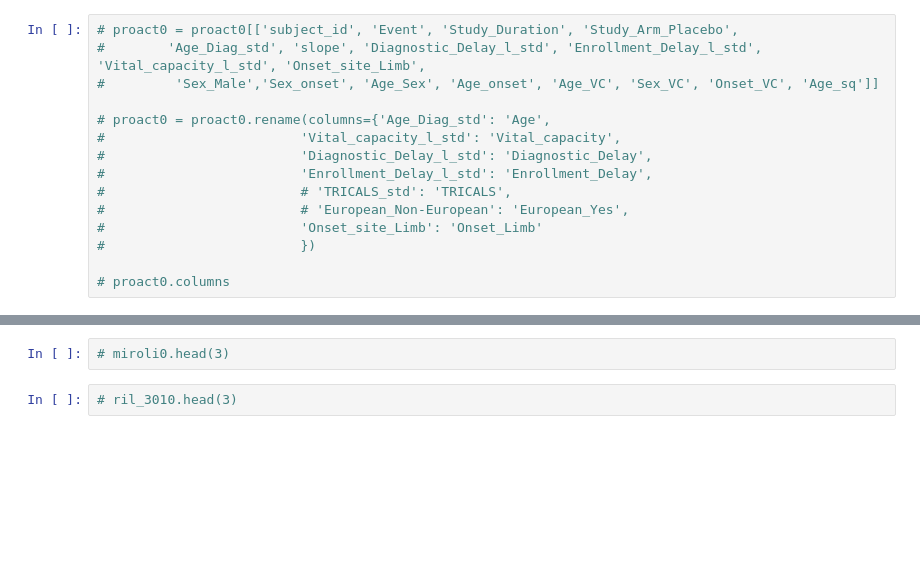
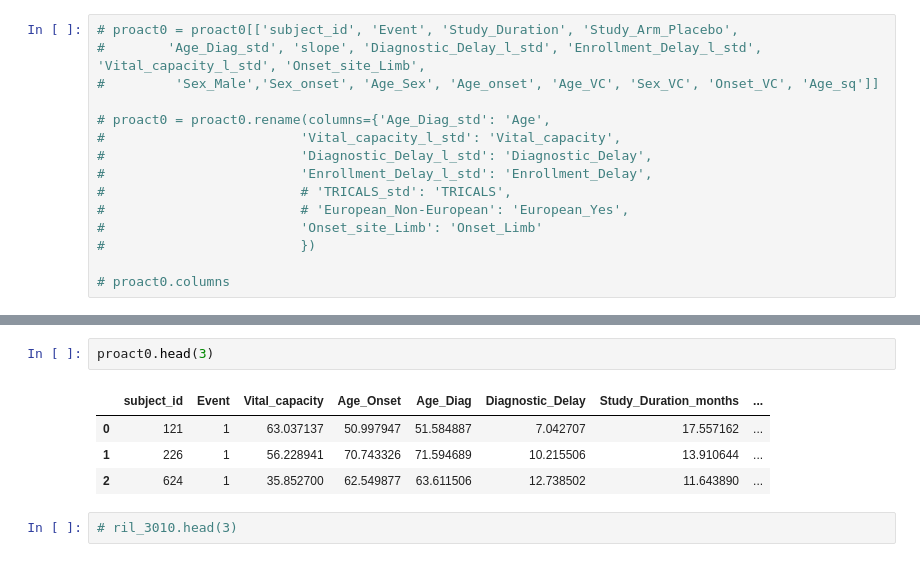
Before and after one commit to Uzoemeka/All_ALS_Data, a Jupyter notebook: 07.1_Extra_data_engineering_for_modeling.ipynb, the cells around one changed output, grey strips where cells are left out. Saved outputs shown, nothing was run; the diff lists cells and outputs as text; blank space fills up the shorter version.

```diff
--- a/07.1_Extra_data_engineering_for_modeling.ipynb
+++ b/07.1_Extra_data_engineering_for_modeling.ipynb
@@ -719,5 +700,10 @@ miro0.head(3)
 # %%
-# miroli0.head(3)
+proact0.head(3)
+# %% [output]
+|  | subject_id | Event | Vital_capacity | Age_Onset | Age_Diag | Diagnostic_Delay | Study_Duration_months | ... |
+| 0 | 121 | 1 | 63.037137 | 50.997947 | 51.584887 | 7.042707 | 17.557162 | ... |
+| 1 | 226 | 1 | 56.228941 | 70.743326 | 71.594689 | 10.215506 | 13.910644 | ... |
+| 2 | 624 | 1 | 35.852700 | 62.549877 | 63.611506 | 12.738502 | 11.643890 | ... |
 # %%
 # ril_3010.head(3)
 # %%
```
Also changed, not shown: parts of 17 cells of this notebook, 17 other files.
